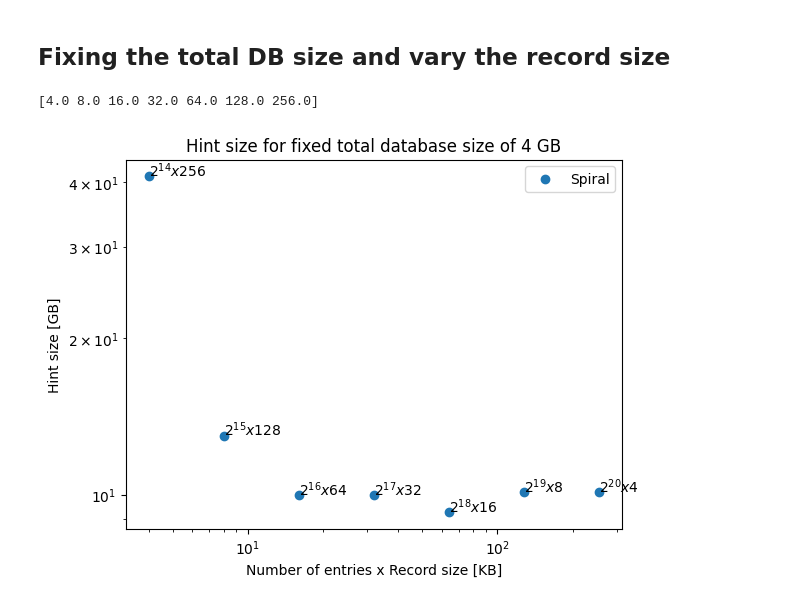
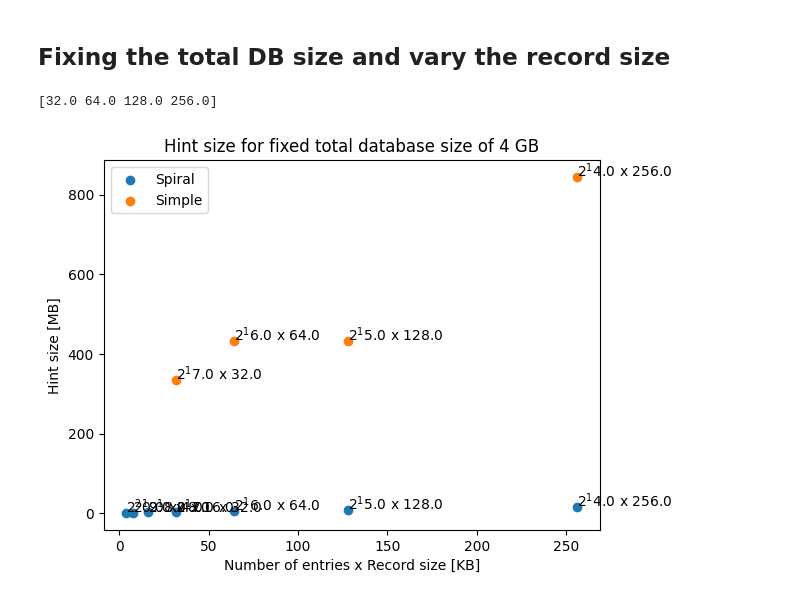
Before and after one commit to sophiartl/PIR_project, a Jupyter notebook: plots/hint.ipynb, the cells around one changed output. Drawn from its saved outputs; the diff is of its cells as text; code cells hidden in the pictures.

```diff
--- a/plots/hint.ipynb
+++ b/plots/hint.ipynb
@@ -12,4 +12,4 @@ simple_total = np.loadtxt("simple_data.csv",
                  delimiter=",")
 # %%
-double_total = np.loadtxt("double_data.csv",
+double_total = np.loadtxt("doulbe_taskset.csv",
                  delimiter=",")
@@ -123,18 +17,0 @@ plt.show()
-# %%
-#double
-
-#fix record size
-for i in [0.256,1,5,10,15,30,60,100]:
-    #hint
-    mine = double_total[np.where(double_total[:,1] == i)]
-    sorted_spi = mine[mine[:, 2].argsort()]
-
-    total_size = mine[:,2]/(1024)
-
-    hint = mine[:,5]/(1024)
-    name = '{} KB'.format(i)
-    plt.plot(total_size, hint, label = name)
-plt.legend()
-plt.xlabel("Total database size [MB]")
-plt.ylabel("Hint size [MB]")
-plt.show()
@@ -234,37 +284,48 @@ NameError: name 'simple_total' is not defined
 # %%
 #spiral+double+simple 2^18
 
 # mine = simple_total[np.where(simple_total[:,2] == 4096)] ## change this
 # hint_simp =  mine[:,7]/1024
 # # total_size = mine[:,2]/(1024**2)
 # rec_size = np.multiply([0.256,1,5,10,15,30,60,100,256],1024)
 # plt.plot(rec_size, hint_simp,label =  'Simple', color ='violet')
 
 
 mine = spi_total[np.where(spi_total[:,2 ] == 4096)]
-mine = mine[mine[:, 0].argsort()]
+mine = mine[mine[:, 1].argsort()]
+rec_size = np.unique(mine[:,1 ])
+hint =mine[:,6]/1024
+plt.scatter(rec_size, hint,label = 'Spiral')
+for i, txt in enumerate(mine):
+    lab = '$2^{}$ x {}'.format(math.log2(mine[i,0 ]),mine[i,1 ])
+    plt.annotate(lab, (rec_size[i], hint[i]))
+
+
+mine = simple_total[np.where(simple_total[:,2 ] == 4096)]
+mine = mine[mine[:, 1].argsort()]
 rec_size = np.unique(mine[:,1 ])
 print(rec_size)
-hint =mine[:,7]/1024
-plt.scatter(rec_size, hint,label = 'Spiral')
+hint =mine[:,7]
+plt.scatter(rec_size, hint,label = 'Simple')
 
-for i, txt in enumerate(['$2^{14} x 256$', '$2^{15} x 128$','$2^{16} x 64$','$2^{17} x 32$','$2^{18}x16$','$2^{19}x8$','$2^{20}x4$']):
-    plt.annotate(txt, (rec_size[i], hint[i]))
+for i, txt in enumerate(mine):
+    lab = '$2^{}$ x {}'.format(math.log2(mine[i,0 ]),mine[i,1 ])
+    plt.annotate(lab, (rec_size[i], hint[i]))
 
 # mine = double_total[np.where(double_total[:,0] == 245760)]
 # hint = mine[:,5]/1024 #KB
 # # ax.set_yscale('log', basey=2)
 # plt.plot(rec_size, hint, label =  'Double',  color ='green')
-plt.xscale('log', base=10)
-plt.yscale('log', base=10)
+# plt.xscale('log', base=10)
+# plt.yscale('log', base=10)
 plt.legend()
 plt.xlabel("Number of entries x Record size [KB]")
-plt.ylabel("Hint size [GB]")
+plt.ylabel("Hint size [MB]")
 plt.title("Hint size for fixed total database size of 4 GB")
 plt.show()
 
 
 #for 2^14, t_conv is much bigget (=32 vs 4-8). nu1 and nu2 change.
 # %% [output]
-[4.0 8.0 16.0 32.0 64.0 128.0 256.0]
+[32.0 64.0 128.0 256.0]
-[figure, old version]
+[figure, new version]
```
Also changed, not shown: parts of 13 cells of this notebook, 19 other files.
